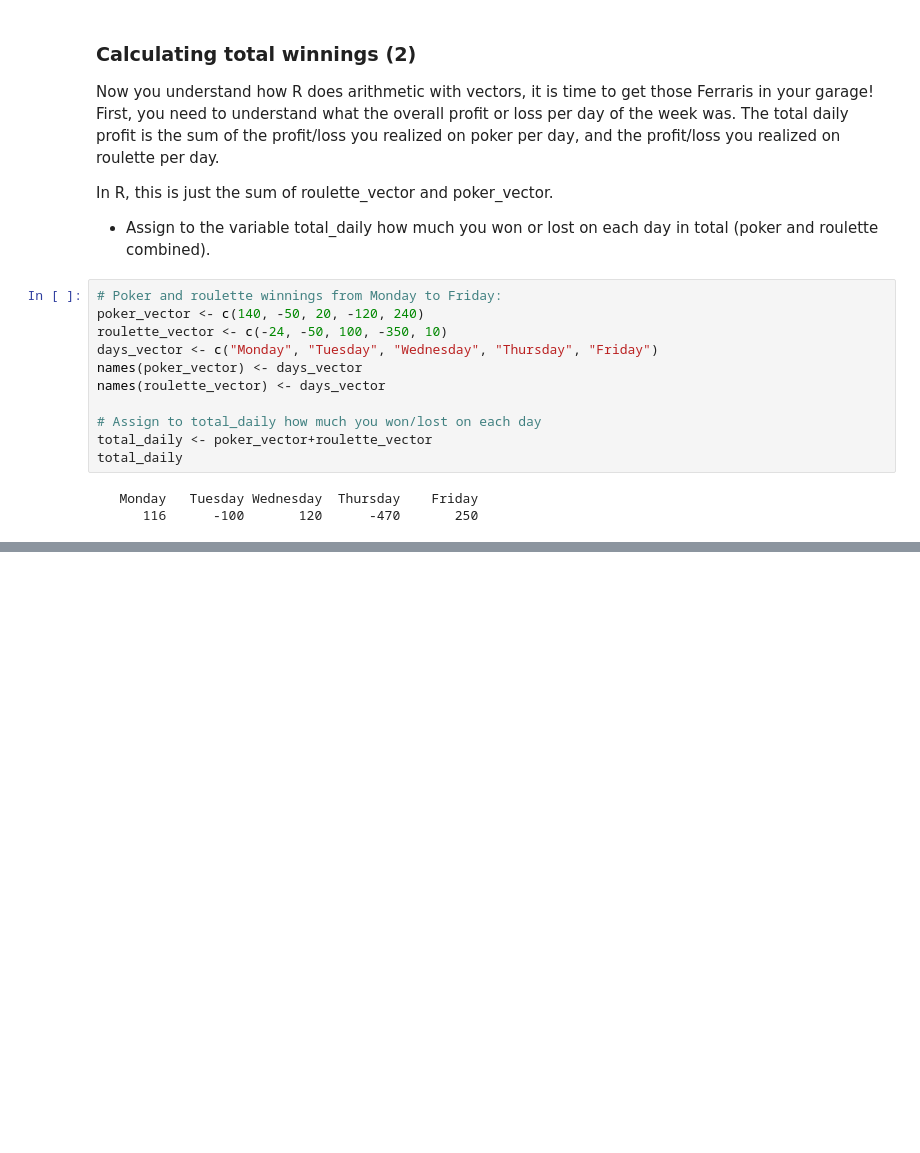
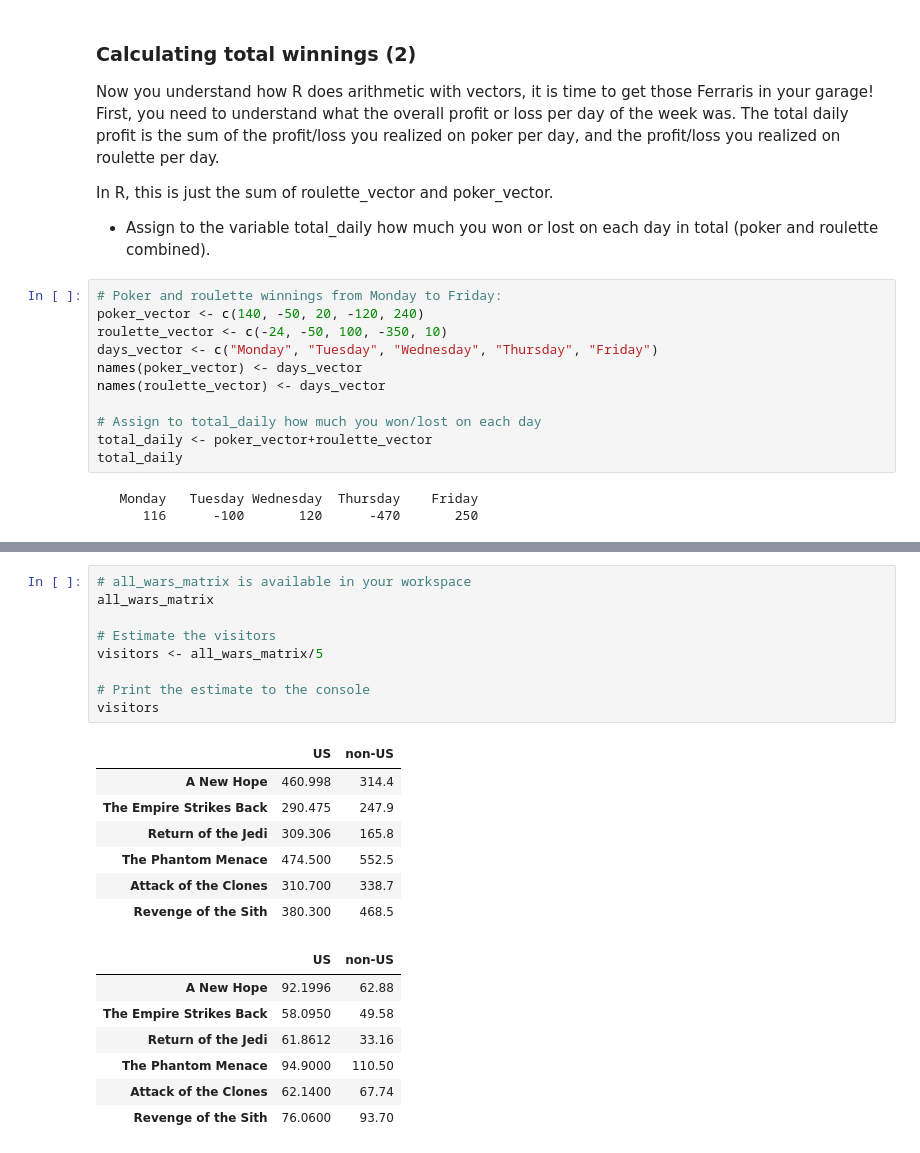
Before and after one commit to pmleffers/R_Examples, a Jupyter notebook: R-Examples.ipynb, the cells around one changed output, grey strips where cells are left out. Drawn from its saved outputs; the diff is of its cells as text; blank space fills up the shorter version.

```diff
--- a/R-Examples.ipynb
+++ b/R-Examples.ipynb
@@ -200,0 +712,24 @@ total_daily
+# %%
+# all_wars_matrix is available in your workspace
+all_wars_matrix
+
+# Estimate the visitors
+visitors <- all_wars_matrix/5
+
+# Print the estimate to the console
+visitors
+# %% [output]
+|  | US | non-US |
+| A New Hope | 460.998 | 314.4 |
+| The Empire Strikes Back | 290.475 | 247.9 |
+| Return of the Jedi | 309.306 | 165.8 |
+| The Phantom Menace | 474.500 | 552.5 |
+| Attack of the Clones | 310.700 | 338.7 |
+| Revenge of the Sith | 380.300 | 468.5 |
+|  | US | non-US |
+| A New Hope | 92.1996 | 62.88 |
+| The Empire Strikes Back | 58.0950 | 49.58 |
+| Return of the Jedi | 61.8612 | 33.16 |
+| The Phantom Menace | 94.9000 | 110.50 |
+| Attack of the Clones | 62.1400 | 67.74 |
+| Revenge of the Sith | 76.0600 | 93.70 |
```
Also changed, not shown: parts of 36 cells of this notebook.
